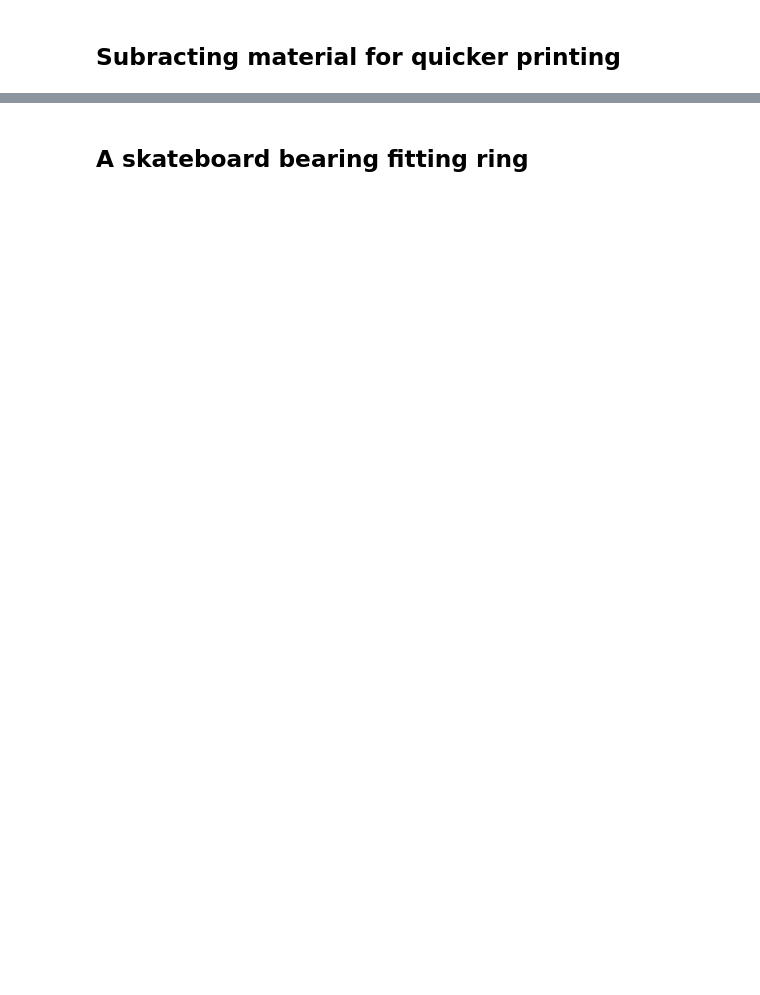
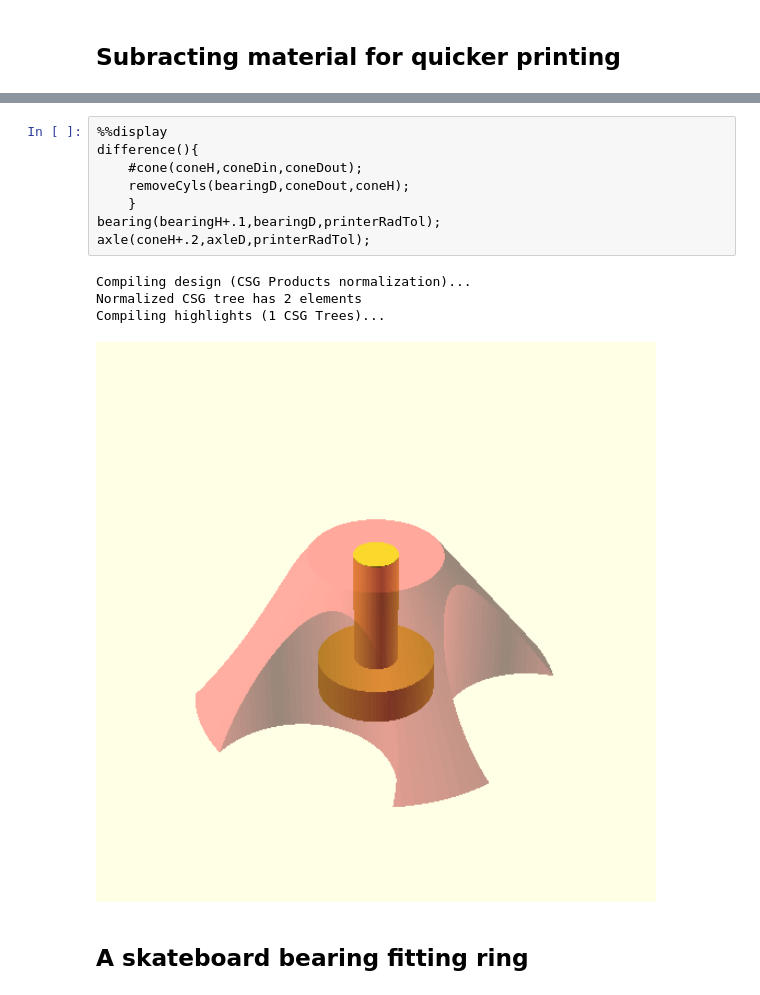
Before and after one commit to donnels/3d-objects, a Jupyter notebook: spoolholder.ipynb, the cells around one changed output, grey strips where cells are left out. Saved outputs shown, nothing was run; the diff lists cells and outputs as text; blank space fills up the shorter version.

```diff
--- a/spoolholder.ipynb
+++ b/spoolholder.ipynb
@@ -82,3 +80,16 @@ Compiling highlights (1 CSG Trees)...
+# %%
+%%display
+difference(){
+    #cone(coneH,coneDin,coneDout);
+    removeCyls(bearingD,coneDout,coneH);
+    }
+bearing(bearingH+.1,bearingD,printerRadTol);
+axle(coneH+.2,axleD,printerRadTol);
+# %% [output]
+Compiling design (CSG Products normalization)...
+Normalized CSG tree has 2 elements
+Compiling highlights (1 CSG Trees)...
+[figure, added]
 # %% [markdown]
 ## A skateboard bearing fitting ring
 # %%
```
Also changed, not shown: parts of 15 cells of this notebook, 2 other files.
